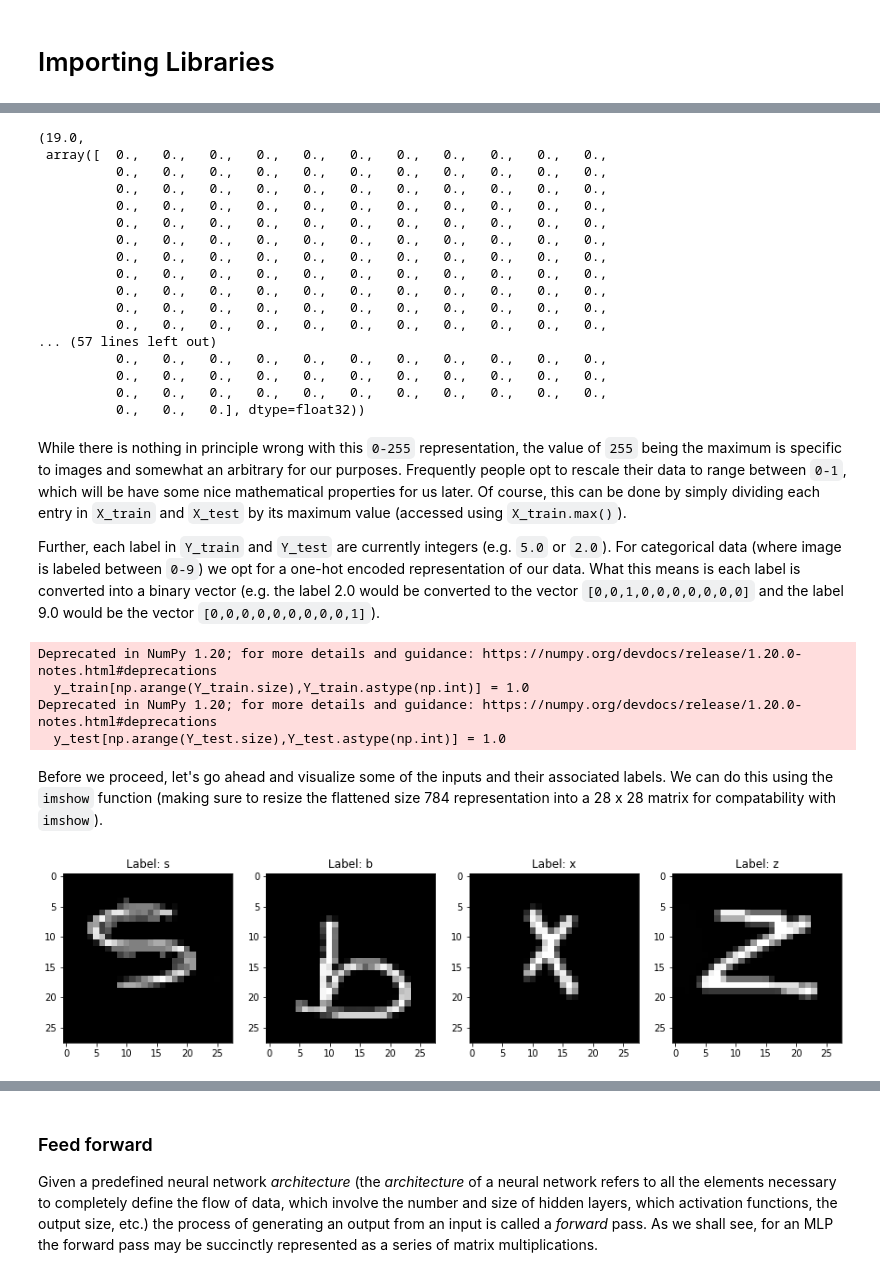
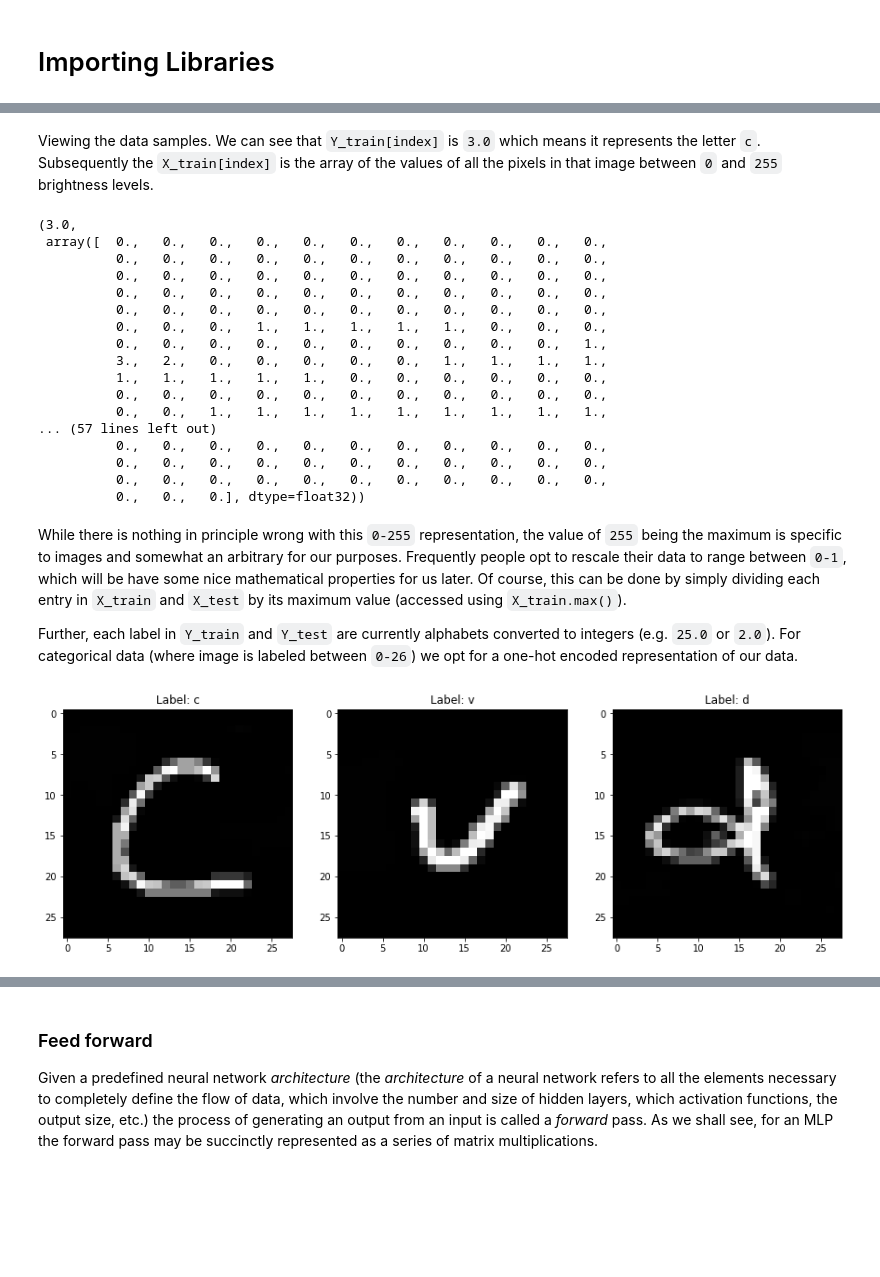
Before and after one commit to soustab10/mlp-implementation, a Jupyter notebook: MLP.ipynb, the cells around one changed output, grey strips where cells are left out. Cells and saved outputs as stored; diff of their text form; code cells hidden in the pictures; blank space fills up the shorter version.

```diff
--- a/MLP.ipynb
+++ b/MLP.ipynb
@@ -64,7 +64,7 @@ with open(csv_dir, 'w',newline='') as csvfile:
 # %%
 def load_data(dir_name):
     """
-    Function for loading MNIST data stored in comma delimited files. Labels for
+    Function for loading data stored in comma delimited files. Labels for
     each image are the first entry in each row.
 
     Parameters
@@ -96,4 +96,4 @@ Now load the data
 # %%
 X_data,Y_data = load_data("data/data.csv")
-X_train,X_test,Y_train,Y_test=train_test_split(X_data,Y_data,test_size=0.1,random_state=104)
+X_train,X_test,Y_train,Y_test=train_test_split(X_data,Y_data,test_size=0.2,random_state=104)
 # %% [markdown]
@@ -109,19 +107,21 @@ The samples are represented, we can do this by calling `Y_train[index]` and `X_t
+# %% [markdown]
+Viewing the data samples. We can see that `Y_train[index]` is `3.0` which means it represents the letter `c`. Subsequently the `X_train[index]` is the array of the values of all the pixels in that image between `0` and `255` brightness levels.
 # %%
 index = 0
 Y_train[index], X_train[index]
 # %% [output]
-(19.0,
+(3.0,
  array([  0.,   0.,   0.,   0.,   0.,   0.,   0.,   0.,   0.,   0.,   0.,
           0.,   0.,   0.,   0.,   0.,   0.,   0.,   0.,   0.,   0.,   0.,
           0.,   0.,   0.,   0.,   0.,   0.,   0.,   0.,   0.,   0.,   0.,
           0.,   0.,   0.,   0.,   0.,   0.,   0.,   0.,   0.,   0.,   0.,
           0.,   0.,   0.,   0.,   0.,   0.,   0.,   0.,   0.,   0.,   0.,
+          0.,   0.,   0.,   1.,   1.,   1.,   1.,   1.,   0.,   0.,   0.,
+          0.,   0.,   0.,   0.,   0.,   0.,   0.,   0.,   0.,   0.,   1.,
+          3.,   2.,   0.,   0.,   0.,   0.,   0.,   1.,   1.,   1.,   1.,
+          1.,   1.,   1.,   1.,   1.,   0.,   0.,   0.,   0.,   0.,   0.,
           0.,   0.,   0.,   0.,   0.,   0.,   0.,   0.,   0.,   0.,   0.,
-          0.,   0.,   0.,   0.,   0.,   0.,   0.,   0.,   0.,   0.,   0.,
-          0.,   0.,   0.,   0.,   0.,   0.,   0.,   0.,   0.,   0.,   0.,
-          0.,   0.,   0.,   0.,   0.,   0.,   0.,   0.,   0.,   0.,   0.,
-          0.,   0.,   0.,   0.,   0.,   0.,   0.,   0.,   0.,   0.,   0.,
-          0.,   0.,   0.,   0.,   0.,   0.,   0.,   0.,   0.,   0.,   0.,
+          0.,   0.,   1.,   1.,   1.,   1.,   1.,   1.,   1.,   1.,   1.,
 ... (57 lines left out)
           0.,   0.,   0.,   0.,   0.,   0.,   0.,   0.,   0.,   0.,   0.,
           0.,   0.,   0.,   0.,   0.,   0.,   0.,   0.,   0.,   0.,   0.,
@@ -130,7 +130,7 @@ Y_train[index], X_train[index]
 # %% [markdown]
 While there is nothing in principle wrong with this `0-255` representation, the value of `255` being the maximum is specific to images and somewhat an arbitrary for our purposes. Frequently people opt to rescale their data to range between `0-1`, which will be have some nice mathematical properties for us later. Of course, this can be done by simply dividing each entry in `X_train` and `X_test` by its maximum value (accessed using `X_train.max()`).
 
-Further, each label in `Y_train` and `Y_test` are currently integers (e.g. `5.0` or `2.0`). For categorical data (where image is labeled between `0-9`) we opt for a one-hot encoded representation of our data. What this means is each label is converted into a binary vector (e.g. the label 2.0 would be converted to the vector `[0,0,1,0,0,0,0,0,0,0]` and the label 9.0 would be the vector `[0,0,0,0,0,0,0,0,0,1]`).
+Further, each label in `Y_train` and `Y_test` are currently alphabets converted to integers (e.g. `25.0` or `2.0`). For categorical data (where image is labeled between `0-26`) we opt for a one-hot encoded representation of our data.
 # %%
 # rescale data between 0 - 1.0
 X_train = X_train/X_train.max()
@@ -138,25 +138,18 @@ X_test = X_test/X_test.max()
 
 # one-hot encode train (y_train) and test (y_test) set labels
 y_train = np.zeros((Y_train.size, int(Y_train.max()) + 1))
-y_train[np.arange(Y_train.size),Y_train.astype(np.int)] = 1.0
+y_train[np.arange(Y_train.size),Y_train.astype(int)] = 1.0
 
 y_test = np.zeros((Y_test.size, int(Y_test.max()) + 1))
-y_test[np.arange(Y_test.size),Y_test.astype(np.int)] = 1.0
+y_test[np.arange(Y_test.size),Y_test.astype(int)] = 1.0
-# %% [output]
-Deprecated in NumPy 1.20; for more details and guidance: https://numpy.org/devdocs/release/1.20.0-notes.html#deprecations
-  y_train[np.arange(Y_train.size),Y_train.astype(np.int)] = 1.0
-Deprecated in NumPy 1.20; for more details and guidance: https://numpy.org/devdocs/release/1.20.0-notes.html#deprecations
-  y_test[np.arange(Y_test.size),Y_test.astype(np.int)] = 1.0
-# %% [markdown]
-Before we proceed, let's go ahead and visualize some of the inputs and their associated labels. We can do this using the `imshow` function (making sure to resize the flattened size 784 representation into a 28 x 28 matrix for compatability with `imshow`).
 # %%
-num_images = 4
+num_images = 3
 fig,axes = plt.subplots(1,num_images,figsize=(15,10))
 for image,label,ax in zip(X_train[:num_images],y_train[:num_images],axes):
     ax.imshow(image.reshape(28,28),cmap='gray',vmin=0,vmax=1.0)
     for i in range(len(label)):
         if(label[i]==1.0):
             lab=list(dict.keys())[list(dict.values()).index(i)]
     ax.set_title(f"Label: {lab}")
 # %% [output]
-[figure, old version]
+[figure, new version]
```
Also changed, not shown: parts of 55 cells of this notebook.
